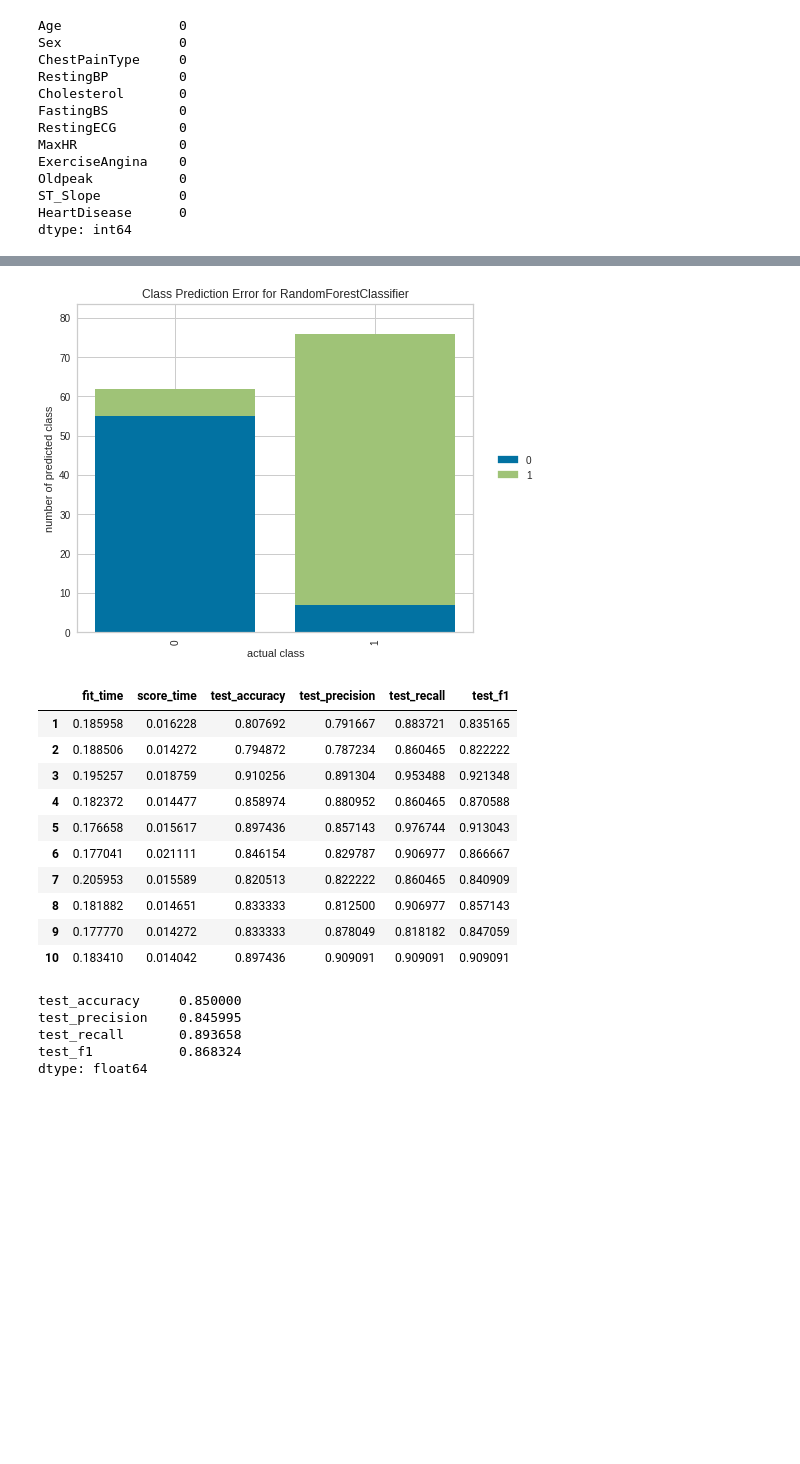
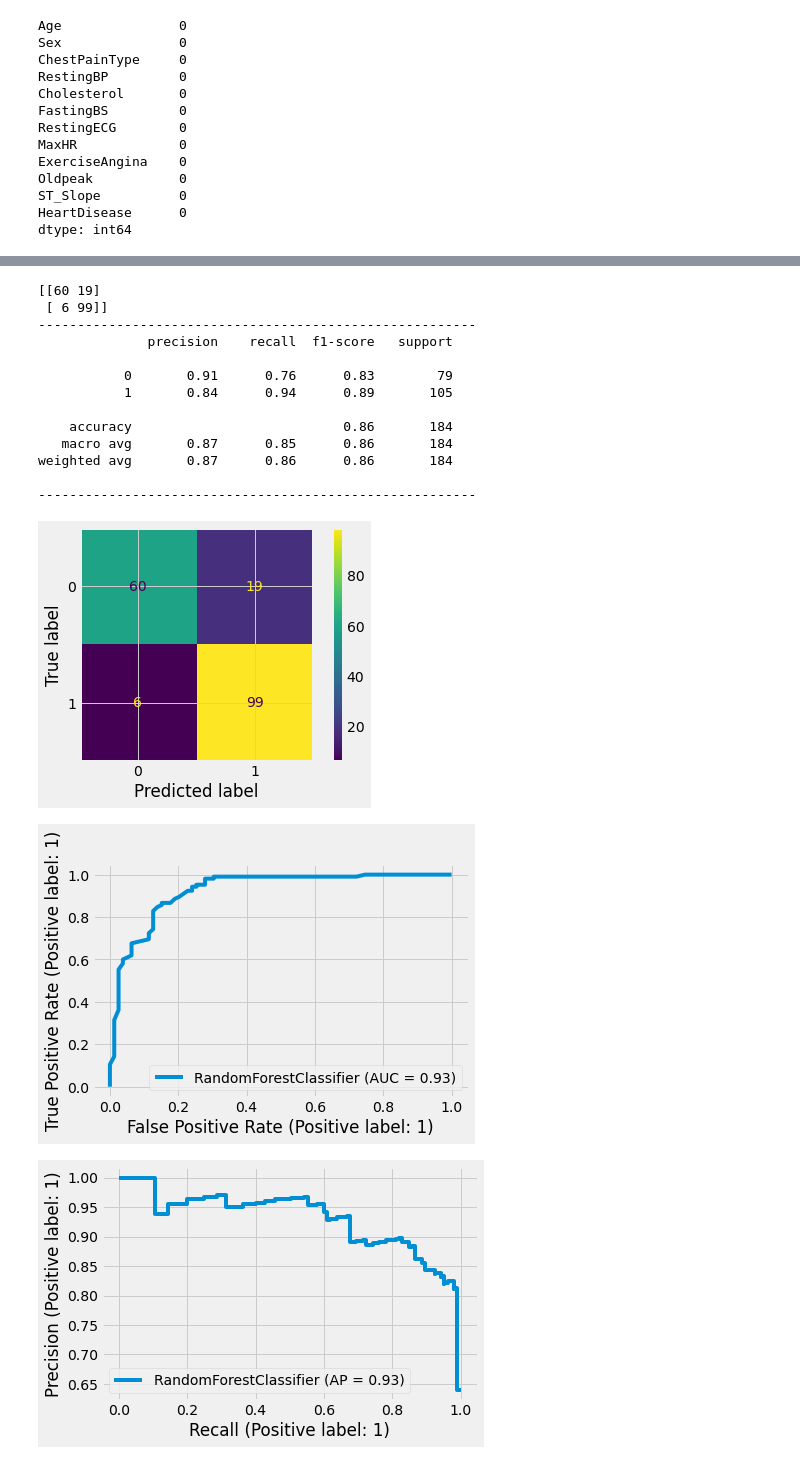
Before and after one commit to aarushkachhawa/Heart-Disease-Detection, a Jupyter notebook: Heart_Disease_Detection_Paper.ipynb, the cells around one changed output, grey strips where cells are left out. Saved outputs shown, nothing was run; the diff lists cells and outputs as text; code cells hidden in the pictures; blank space fills up the shorter version.

```diff
--- a/Heart_Disease_Detection_Paper.ipynb
+++ b/Heart_Disease_Detection_Paper.ipynb
@@ -164,43 +167,19 @@ weighted avg       0.90      0.90      0.90       138
-# %%
-from yellowbrick.classifier import ClassPredictionError
-
-visualizer = ClassPredictionError(RF_model)
-
-# Fit the training data to the visualizer
-visualizer.fit(X_train_scaled, y_train)
-
-# Evaluate the model on the test data
-visualizer.score(X_test_scaled, y_test)
-
-# Draw visualization
-visualizer.poof();
-# %% [output]
-[figure, removed]
-# %%
-rf_xvalid_model = RandomForestClassifier(max_depth=None, random_state=101)
-
-rf_xvalid_model_scores = cross_validate(rf_xvalid_model, X_train_scaled, y_train, scoring = ["accuracy", "precision", "recall", "f1"], cv = 10)
-rf_xvalid_model_scores = pd.DataFrame(rf_xvalid_model_scores, index = range(1, 11))
-
-rf_xvalid_model_scores
-# %% [output]
-|  | fit_time | score_time | test_accuracy | test_precision | test_recall | test_f1 |
-| 1 | 0.185958 | 0.016228 | 0.807692 | 0.791667 | 0.883721 | 0.835165 |
-| 2 | 0.188506 | 0.014272 | 0.794872 | 0.787234 | 0.860465 | 0.822222 |
-| 3 | 0.195257 | 0.018759 | 0.910256 | 0.891304 | 0.953488 | 0.921348 |
-| 4 | 0.182372 | 0.014477 | 0.858974 | 0.880952 | 0.860465 | 0.870588 |
-| 5 | 0.176658 | 0.015617 | 0.897436 | 0.857143 | 0.976744 | 0.913043 |
-| 6 | 0.177041 | 0.021111 | 0.846154 | 0.829787 | 0.906977 | 0.866667 |
-| 7 | 0.205953 | 0.015589 | 0.820513 | 0.822222 | 0.860465 | 0.840909 |
-| 8 | 0.181882 | 0.014651 | 0.833333 | 0.812500 | 0.906977 | 0.857143 |
-| 9 | 0.177770 | 0.014272 | 0.833333 | 0.878049 | 0.818182 | 0.847059 |
-| 10 | 0.183410 | 0.014042 | 0.897436 | 0.909091 | 0.909091 | 0.909091 |
-# %%
-# Accuracy and prediction scores
-rf_xvalid_model_scores.mean()[2:]
-# %% [output]
-test_accuracy     0.850000
-test_precision    0.845995
-test_recall       0.893658
-test_f1           0.868324
-dtype: float64
+# %%
+randomForestClassifier(X_train, X_test, X_train_scaled, X_test_scaled, y_train, y_test)
+# %% [output]
+[[60 19]
+ [ 6 99]]
+--------------------------------------------------------
+              precision    recall  f1-score   support
+
+           0       0.91      0.76      0.83        79
+           1       0.84      0.94      0.89       105
+
+    accuracy                           0.86       184
+   macro avg       0.87      0.85      0.86       184
+weighted avg       0.87      0.86      0.86       184
+
+--------------------------------------------------------
+[figure, added]
+[figure, added]
+[figure, added]
```
Also changed, not shown: parts of 20 cells of this notebook.
